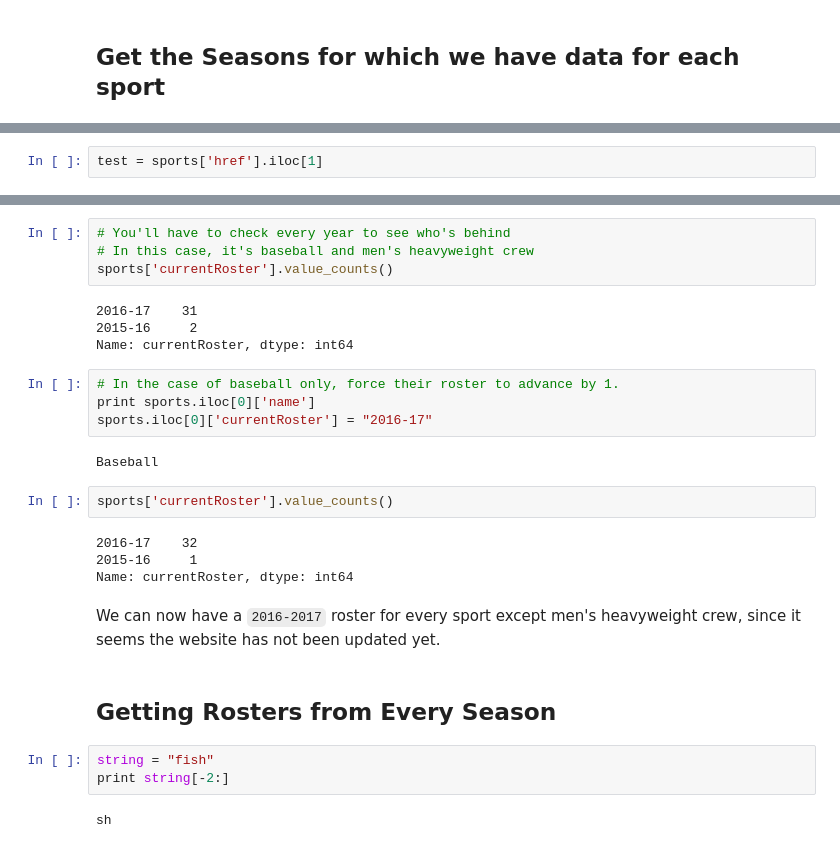
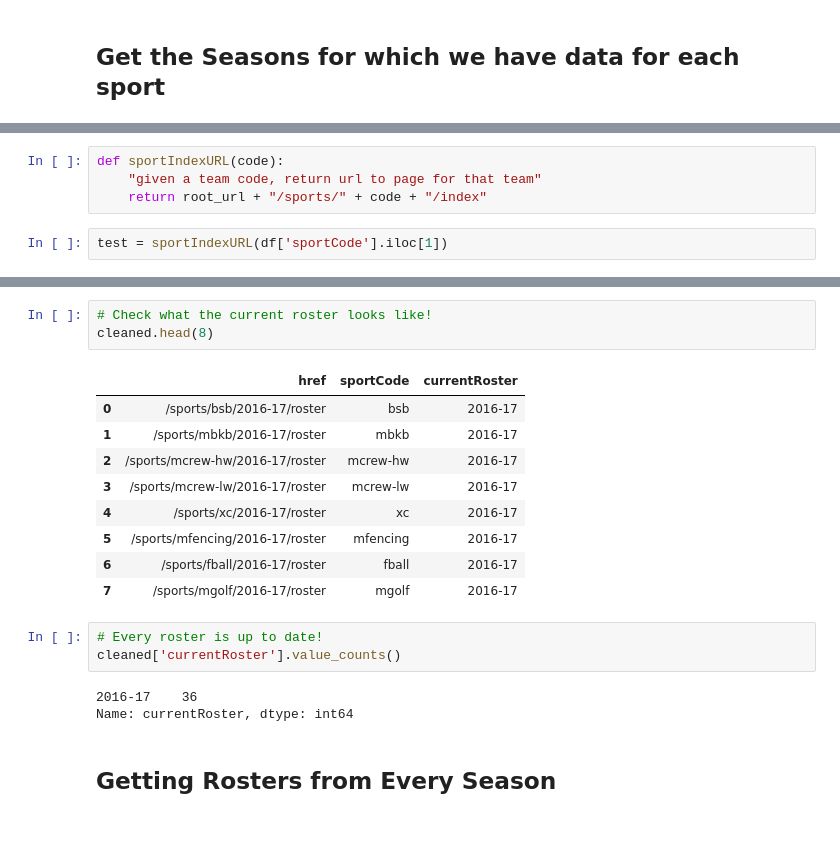
Before and after one commit to hydrosquall/yale_athletics_data, a Jupyter notebook: notebooks/4-cy-scrape-harvard-rosters.ipynb, the cells around one changed output, grey strips where cells are left out. Drawn from its saved outputs; the diff is of its cells as text.

```diff
--- a/notebooks/4-cy-scrape-harvard-rosters.ipynb
+++ b/notebooks/4-cy-scrape-harvard-rosters.ipynb
@@ -188,2 +202,6 @@ Below is some scratch code while the main functions are tested
+# %%
+def sportIndexURL(code):
+    "given a team code, return url to page for that team"
+    return root_url + "/sports/" + code + "/index"
 # %%
-test = sports['href'].iloc[1]
+test = sportIndexURL(df['sportCode'].iloc[1])
@@ -219,32 +231,24 @@ sports.head(8)
-# %%
-# You'll have to check every year to see who's behind
-# In this case, it's baseball and men's heavyweight crew
-sports['currentRoster'].value_counts()
-# %% [output]
-2016-17    31
-2015-16     2
-Name: currentRoster, dtype: int64
-# %%
-# In the case of baseball only, force their roster to advance by 1.
-print sports.iloc[0]['name']
-sports.iloc[0]['currentRoster'] = "2016-17"
-# %% [output]
-Baseball
-# %%
-sports['currentRoster'].value_counts()
-# %% [output]
-2016-17    32
-2015-16     1
-Name: currentRoster, dtype: int64
-# %% [markdown]
-We can now have a `2016-2017` roster for every sport except men's heavyweight crew, since it seems the website has not been updated yet.
+# %%
+# Check what the current roster looks like!
+cleaned.head(8)
+# %% [output]
+|  | href | sportCode | currentRoster |
+| 0 | /sports/bsb/2016-17/roster | bsb | 2016-17 |
+| 1 | /sports/mbkb/2016-17/roster | mbkb | 2016-17 |
+| 2 | /sports/mcrew-hw/2016-17/roster | mcrew-hw | 2016-17 |
+| 3 | /sports/mcrew-lw/2016-17/roster | mcrew-lw | 2016-17 |
+| 4 | /sports/xc/2016-17/roster | xc | 2016-17 |
+| 5 | /sports/mfencing/2016-17/roster | mfencing | 2016-17 |
+| 6 | /sports/fball/2016-17/roster | fball | 2016-17 |
+| 7 | /sports/mgolf/2016-17/roster | mgolf | 2016-17 |
+# %%
+# Every roster is up to date!
+cleaned['currentRoster'].value_counts()
+# %% [output]
+2016-17    36
+Name: currentRoster, dtype: int64
 # %% [markdown]
 ## Getting Rosters from Every Season
-# %%
-string = "fish"
-print string[-2:]
-# %% [output]
-sh
 # %%
 def prevSeason(season):
     'Given a season, return the previous one.'
```
Also changed, not shown: parts of 48 cells of this notebook, 2 other files.
